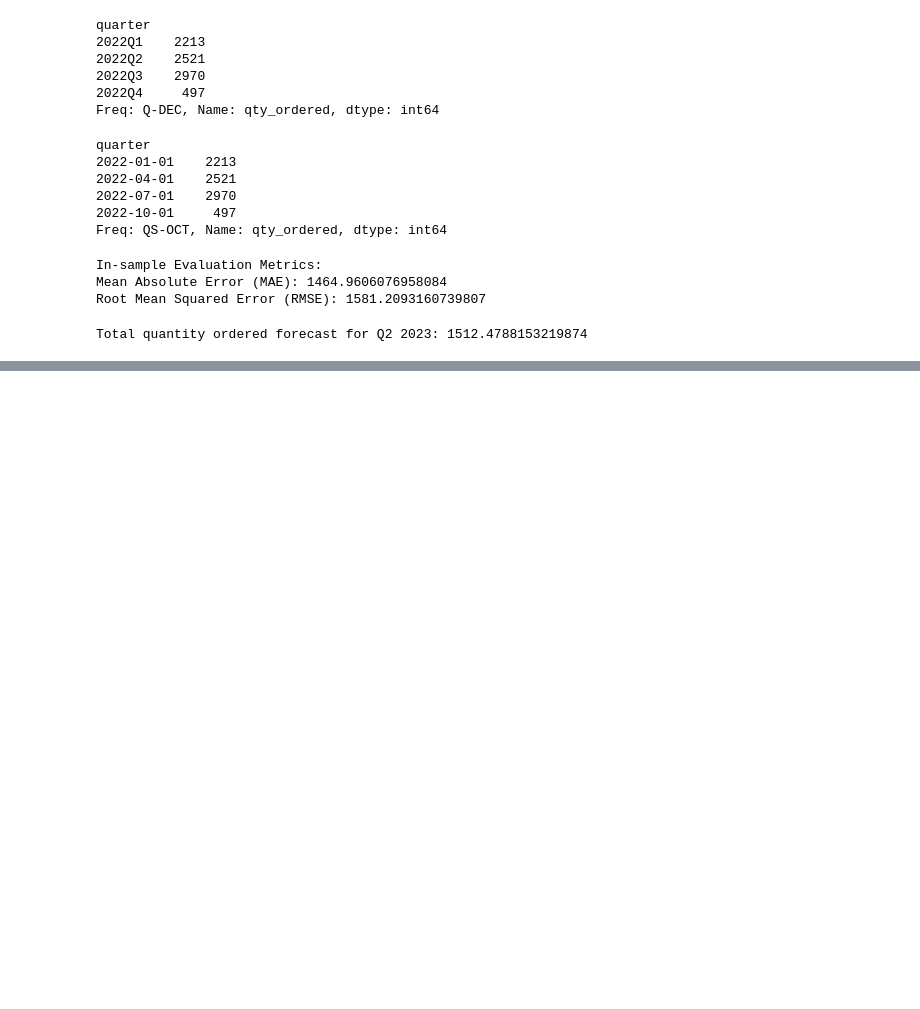
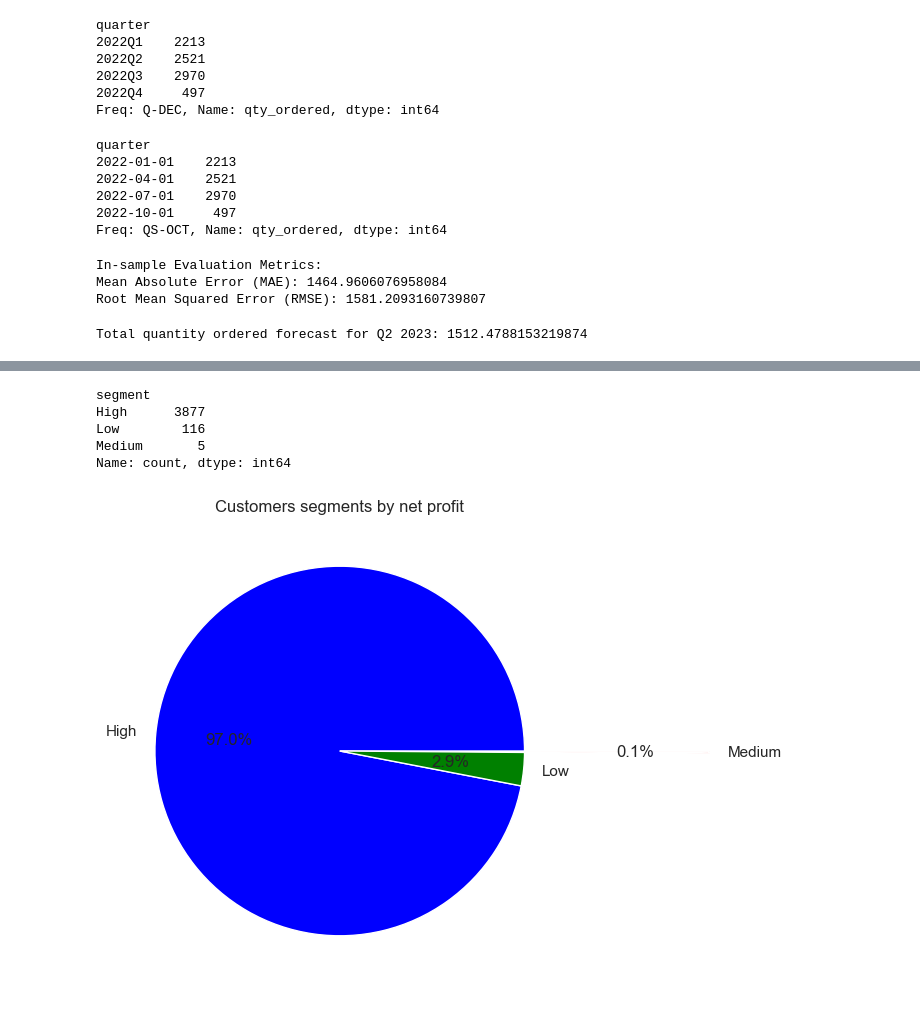
Before and after one commit to astitva01/sales-dashboard, a Jupyter notebook: sales.ipynb, the cells around one changed output, grey strips where cells are left out. Drawn from its saved outputs; the diff is of its cells as text; code cells hidden in the pictures; blank space fills up the shorter version.

```diff
--- a/sales.ipynb
+++ b/sales.ipynb
@@ -908,0 +912,29 @@ Total quantity ordered forecast for Q2 2023: 1512.4788153219874
+# %%
+df['net_profit']=df['after_discount']-df['cogs']
+profit_customer=df.groupby(by='customer_id')['net_profit'].sum().reset_index()
+# %%
+def categorize_customer(profit):
+    if profit < 100:
+        return 'Low'
+    elif 100 <= profit <= 500:
+        return 'Medium'
+    else:
+        return 'High'
+
+profit_customer['segment']=profit_customer['net_profit'].apply(categorize_customer)
+# %%
+segment_count = profit_customer['segment'].value_counts()
+segment_count
+# %% [output]
+segment
+High      3877
+Low        116
+Medium       5
+Name: count, dtype: int64
+# %%
+plt.figure(figsize=(12,6))
+plt.pie(segment_count, labels=segment_count.index, autopct='%1.1f%%', colors=['blue','green','red'], explode =[0,0,1])
+plt.title('Customers segments by net profit')
+plt.show()
+# %% [output]
+[figure, added]
```
Also changed, not shown: parts of 1 cell of this notebook.
